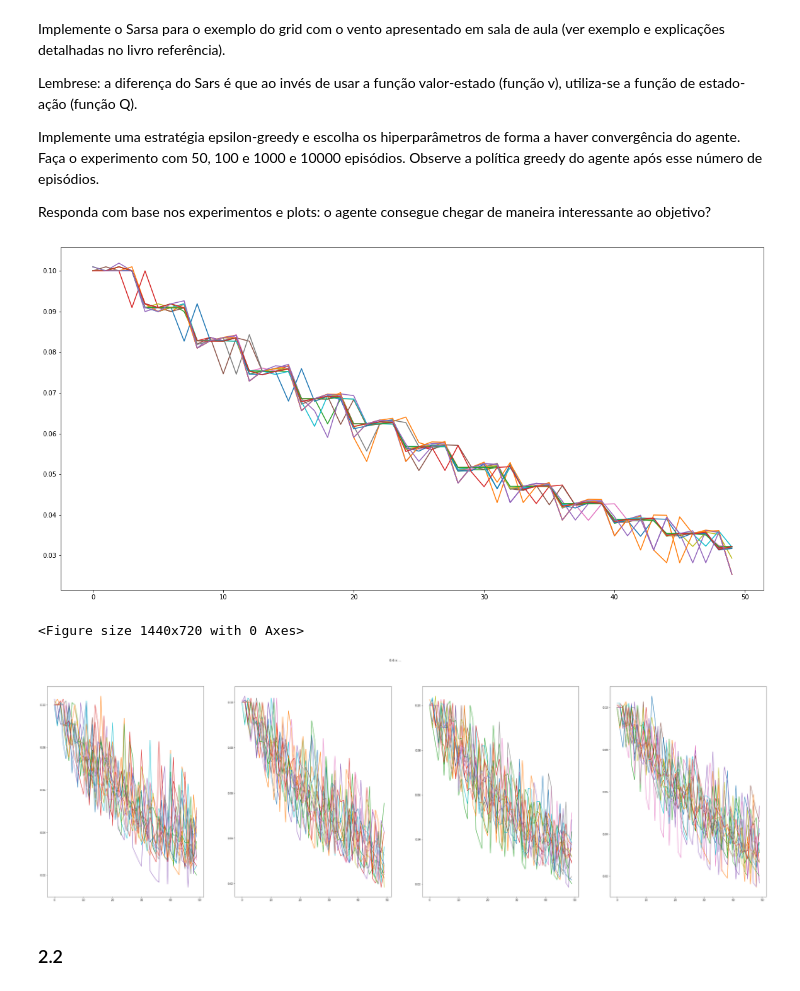
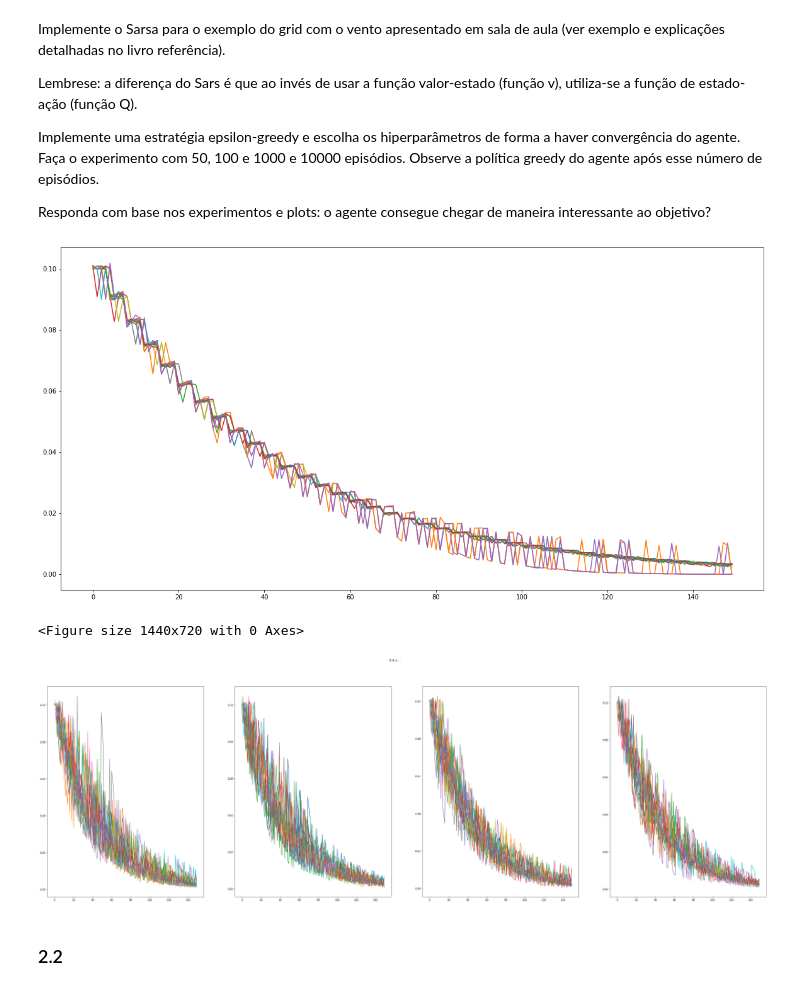
Before and after one commit to girotodenis/semisupervisionada, a Jupyter notebook: RL_Deep_Learning_2019_1_NOME_INICIAL_DOS_INTEGRANTES.ipynb, the cells around one changed output. Cells and saved outputs as stored; diff of their text form; code cells hidden in the pictures.

```diff
--- a/RL_Deep_Learning_2019_1_NOME_INICIAL_DOS_INTEGRANTES.ipynb
+++ b/RL_Deep_Learning_2019_1_NOME_INICIAL_DOS_INTEGRANTES.ipynb
@@ -464,35 +464,35 @@ def sarsa(epsilon = 0.1, iterations = 1000):
 
         while True:
 
             current_cell = Q[s]
 
             #print(current_cell)
 
             action = current_cell.epsilon_greedy(epsilon, actions)
             final_state = takeAction(s, action, terminal_states, grid_size)
 
             if final_state is None:
                 break
 
             next_cell =  Q[final_state]
             old_cell_value = current_cell.value
             #Q[s] += alpha * (reward_value + gamma * Q[final_state] - Q[s])
             current_cell.learn(alpha, reward_value, gamma, next_cell )
 
             deltas[s].append(float(np.abs(old_cell_value - current_cell.value)))
 
             s = final_state
 
-    all_series = [list(x)[:50] for x in deltas.values()]
+    all_series = [list(x)[:150] for x in deltas.values()]
     return all_series
 
 
 plt.figure(figsize=(20,10))
 all_series = sarsa()#[list(x)[:50] for x in deltas.values()]
 for series in all_series:
     plt.plot(series)
 # %% [output]
-[figure, old version]
+[figure, new version]
 # %%
 plt.figure(figsize=(20,10))
 plt.tight_layout()
@@ -514,7 +514,7 @@ for series in all_series12:
     ax4.plot(series)
 # %% [output]
 <Figure size 1440x720 with 0 Axes>
-[figure, old version]
+[figure, new version]
 # %% [markdown]
 ### 2.2
 # %% [markdown]
```
